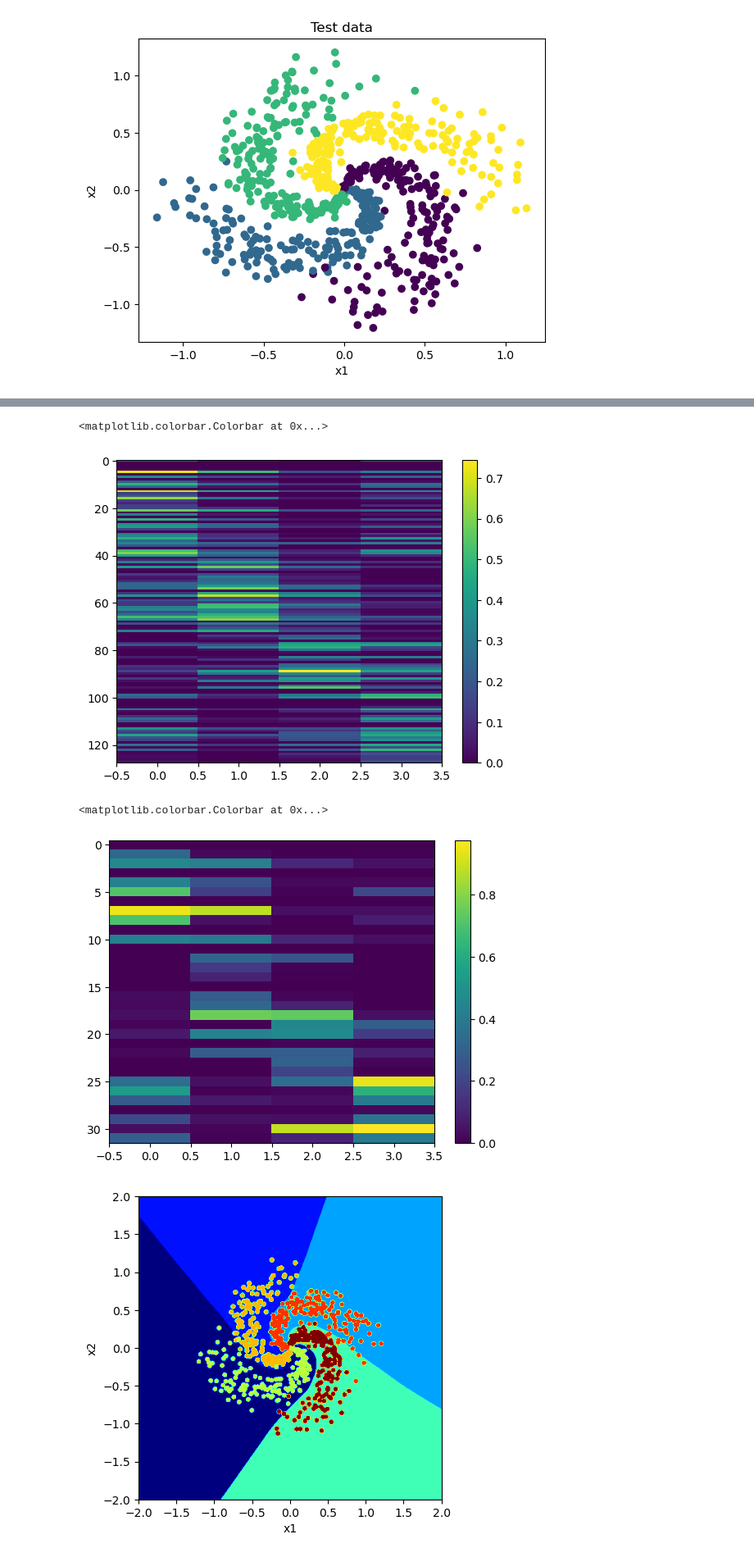
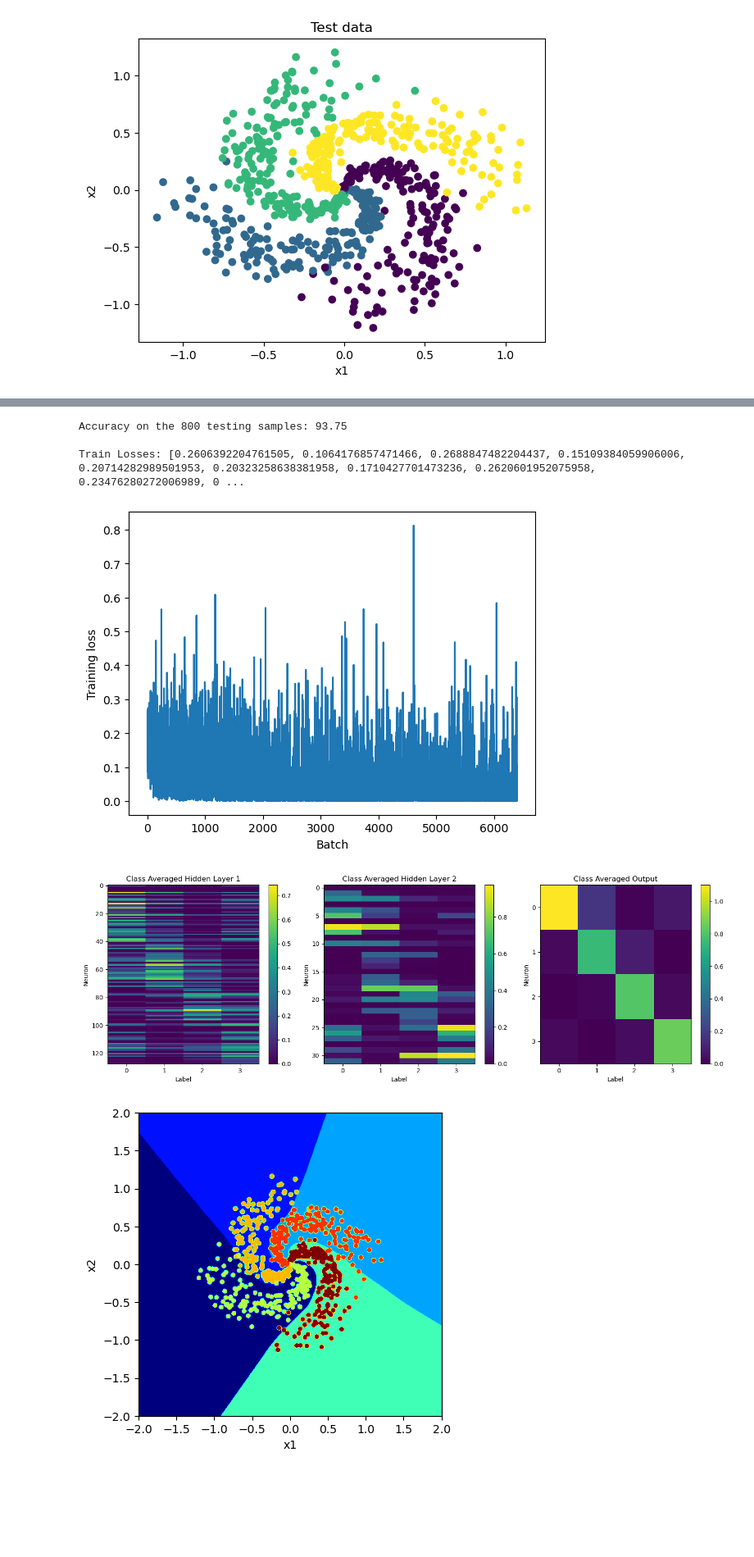
Before and after one commit to Milstein-Lab/Summer2024, a Jupyter notebook: Yash/spiral-neuralnet(1).ipynb, the cells around one changed output, grey strips where cells are left out. Shown at 82% size. Saved outputs shown, nothing was run; the diff lists cells and outputs as text; code cells hidden in the pictures; blank space fills up the shorter version.

Commit message:
Made display_summary()

```diff
--- a/Yash/spiral-neuralnet(1).ipynb
+++ b/Yash/spiral-neuralnet(1).ipynb
@@ -486,8 +554,8 @@ criterion = "MSELoss"
 optimizer = optim.SGD(net.parameters(), lr=0.09)
 num_epochs = 2
 
-net.train_model(criterion, optimizer, train_loader, num_epochs=num_epochs, training_plot=True, device=DEVICE)
+net.train_model(criterion, optimizer, train_loader, num_epochs=num_epochs, training_plot=False, device=DEVICE)
 
-test_acc = net.test_model(test_loader, verbose=True, device=DEVICE)
+test_acc = net.test_model(test_loader, verbose=False, device=DEVICE)
 # %% [output]
 Random seed 2021 has been set.
@@ -533,37 +562,13 @@ plt.colorbar()
-# %%
-# Class averaged graph for hidden layer 1
-
-class_averaged_hidden_1 = torch.empty((net.processed_output.shape[1], net.hidden_outputs[0].shape[1]))
-for label1 in torch.arange(net.processed_output.shape[1]):
-    indexes1 = torch.where(labels == label1)
-    class_averaged_hidden_1[label1,:] = torch.mean(net.hidden_outputs[0][indexes1], dim=0)
-
-max_indices_1 = class_averaged_hidden_1.argmax(dim=0)
-sorted_indices_1 = max_indices_1.argsort()
-
-plt.figure()
-plt.imshow(class_averaged_hidden_1[:,sorted_indices_1].T, aspect='auto', interpolation='none')
-plt.colorbar()
-# %% [output]
-<matplotlib.colorbar.Colorbar at 0x...>
-[figure, removed]
-# %%
-# Class averaged graph for hidden layer 2
-
-class_averaged_hidden_2 = torch.empty((net.processed_output.shape[1], net.hidden_outputs[1].shape[1]))
-for label2 in torch.arange(net.processed_output.shape[1]):
-    indexes2 = torch.where(labels == label2)
-    class_averaged_hidden_2[label2,:] = torch.mean(net.hidden_outputs[1][indexes2], dim=0)
-
-max_indices_2 = class_averaged_hidden_2.argmax(dim=0)
-sorted_indices_2 = max_indices_2.argsort()
-
-plt.figure()
-plt.imshow(class_averaged_hidden_2[:,sorted_indices_2].T, aspect='auto')
-plt.colorbar()
-# %% [output]
-<matplotlib.colorbar.Colorbar at 0x...>
-[figure, removed]
+# %%
+# Display Information
+
+net.display_summary(test_loader, device=DEVICE)
+# %% [output]
+Accuracy on the 800 testing samples: 93.75
+
+Train Losses: [0.2606392204761505, 0.1064176857471466, 0.2688847482204437, 0.15109384059906006, 0.20714282989501953, 0.20323258638381958, 0.1710427701473236, 0.2620601952075958, 0.23476280272006989, 0 ...
+[figure, added]
+[figure, added]
 # %%
 # Graph of sorted spiral data
 
```
Also changed, not shown: parts of 5 cells of this notebook.
